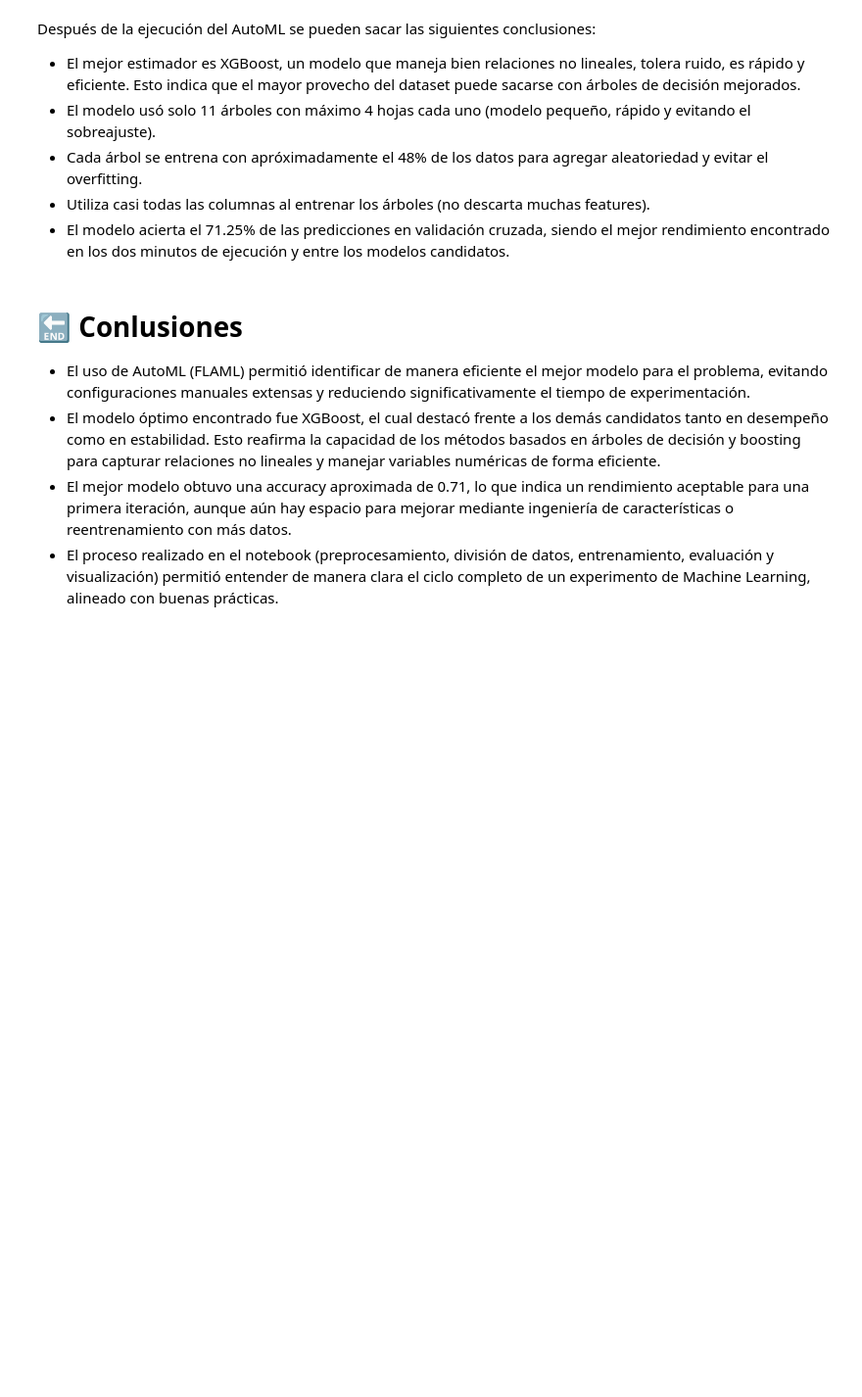
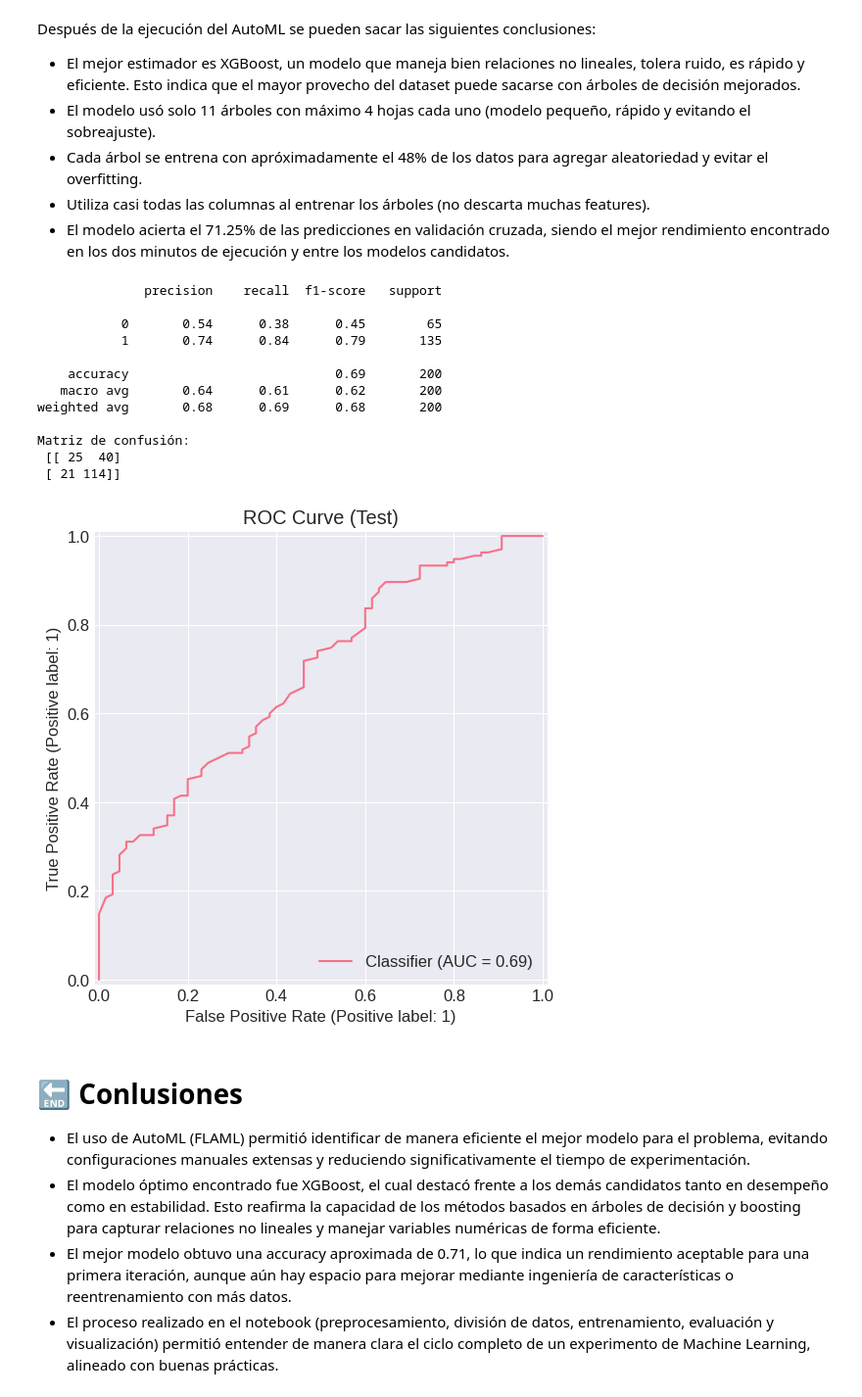
Before and after one commit to JoseCamargo10/machinelearning-project, a Jupyter notebook: Entrega 3/ProyectoML_Entrega3.ipynb, the cells around one changed output. Shown at 98% size. Saved outputs shown, nothing was run; the diff lists cells and outputs as text; code cells hidden in the pictures; blank space fills up the shorter version.

Commit message:
Metrics AutoML

```diff
--- a/Entrega 3/ProyectoML_Entrega3.ipynb
+++ b/Entrega 3/ProyectoML_Entrega3.ipynb
@@ -1617,6 +1617,32 @@ Después de la ejecución del AutoML se pueden sacar las siguientes conclusiones
 - Cada árbol se entrena con  apróximadamente el 48% de los datos para agregar aleatoriedad y evitar el overfitting.
 - Utiliza casi todas las columnas al entrenar los árboles (no descarta muchas features).
 - El modelo acierta el 71.25% de las predicciones en validación cruzada, siendo el mejor rendimiento encontrado en los dos minutos de ejecución y entre los modelos candidatos.
+# %%
+from sklearn.metrics import classification_report, confusion_matrix, RocCurveDisplay
+import matplotlib.pyplot as plt
+
+y_pred = automl.predict(X_test)
+print(classification_report(y_test, y_pred))
+print("Matriz de confusión:\n", confusion_matrix(y_test, y_pred))
+
+y_proba = automl.predict_proba(X_test)[:,1]
+RocCurveDisplay.from_predictions(y_test, y_proba)
+plt.title("Curva ROC (Test)")
+plt.show()
+# %% [output]
+              precision    recall  f1-score   support
+
+           0       0.54      0.38      0.45        65
+           1       0.74      0.84      0.79       135
+
+    accuracy                           0.69       200
+   macro avg       0.64      0.61      0.62       200
+weighted avg       0.68      0.69      0.68       200
+
+Matriz de confusión:
+ [[ 25  40]
+ [ 21 114]]
+[figure, added]
 # %% [markdown]
 # 🔚 Conlusiones
 - El uso de AutoML (FLAML) permitió identificar de manera eficiente el mejor modelo para el problema, evitando configuraciones manuales extensas y reduciendo significativamente el tiempo de experimentación.
```
